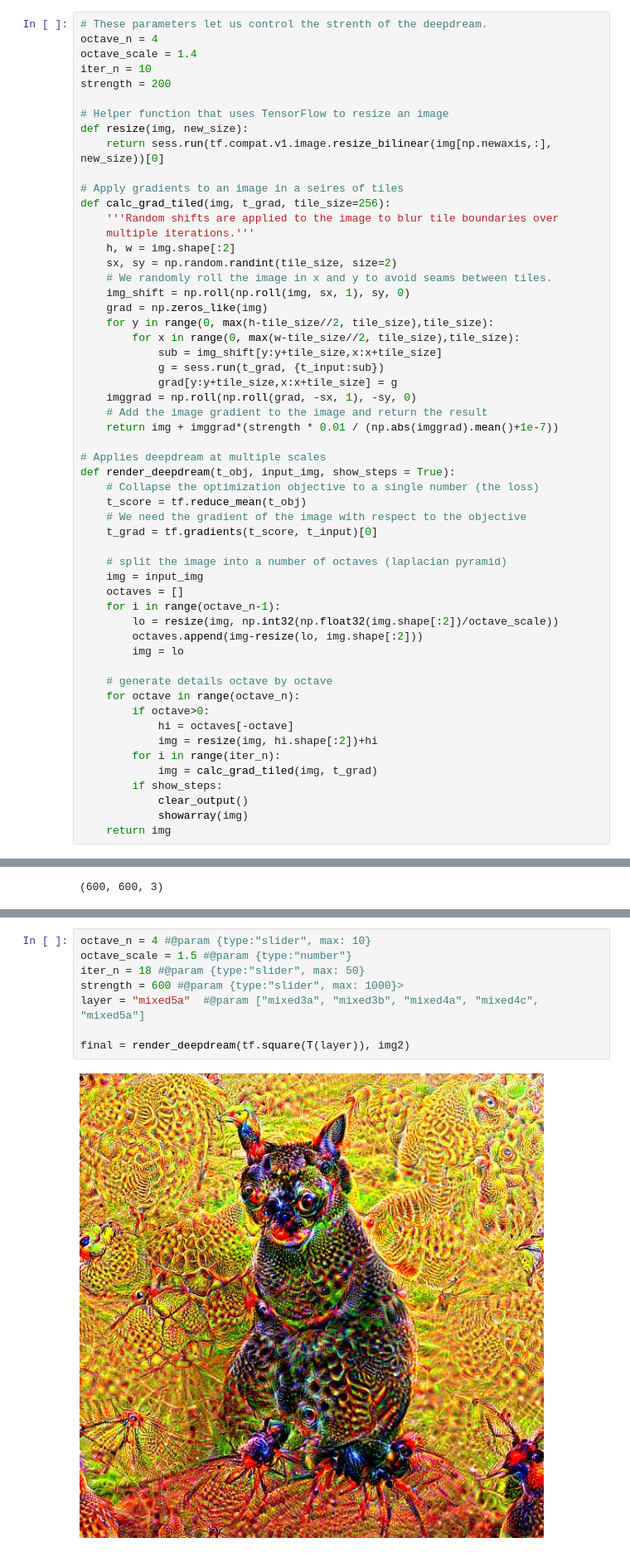
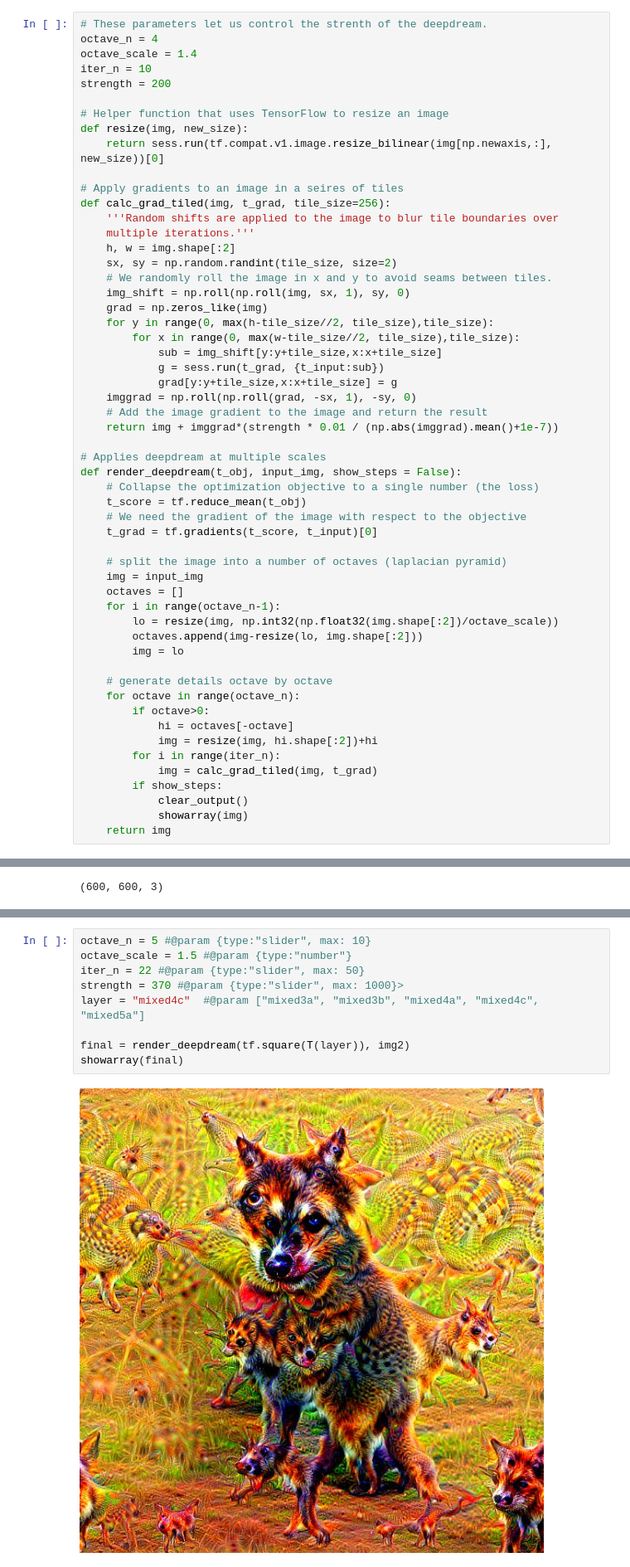
Before and after one commit to FrancescoZanni/MLPNS_FZanni, a Jupyter notebook: Copia_di_deepdream.ipynb, the cells around one changed output, grey strips where cells are left out. Shown at 83% size. Cells and saved outputs as stored; diff of their text form.

```diff
--- a/Copia_di_deepdream.ipynb
+++ b/Copia_di_deepdream.ipynb
@@ -136,7 +110,7 @@ def calc_grad_tiled(img, t_grad, tile_size=256):
     return img + imggrad*(strength * 0.01 / (np.abs(imggrad).mean()+1e-7))
 
 # Applies deepdream at multiple scales
-def render_deepdream(t_obj, input_img, show_steps = True):
+def render_deepdream(t_obj, input_img, show_steps = False):
     # Collapse the optimization objective to a single number (the loss)
     t_score = tf.reduce_mean(t_obj)
     # We need the gradient of the image with respect to the objective
@@ -346,10 +282,11 @@ def render_deepdream(t_obj, input_img, show_steps = True):
 # %%
-octave_n = 4 #@param {type:"slider", max: 10}
+octave_n = 5 #@param {type:"slider", max: 10}
 octave_scale = 1.5 #@param {type:"number"}
-iter_n = 18 #@param {type:"slider", max: 50}
-strength = 600 #@param {type:"slider", max: 1000}>
-layer = "mixed5a"  #@param ["mixed3a", "mixed3b", "mixed4a", "mixed4c", "mixed5a"]
+iter_n = 22 #@param {type:"slider", max: 50}
+strength = 370 #@param {type:"slider", max: 1000}>
+layer = "mixed4c"  #@param ["mixed3a", "mixed3b", "mixed4a", "mixed4c", "mixed5a"]
 
 final = render_deepdream(tf.square(T(layer)), img2)
+showarray(final)
 # %% [output]
-[figure, old version]
+[figure, new version]
```
Also changed, not shown: parts of 19 cells of this notebook.
